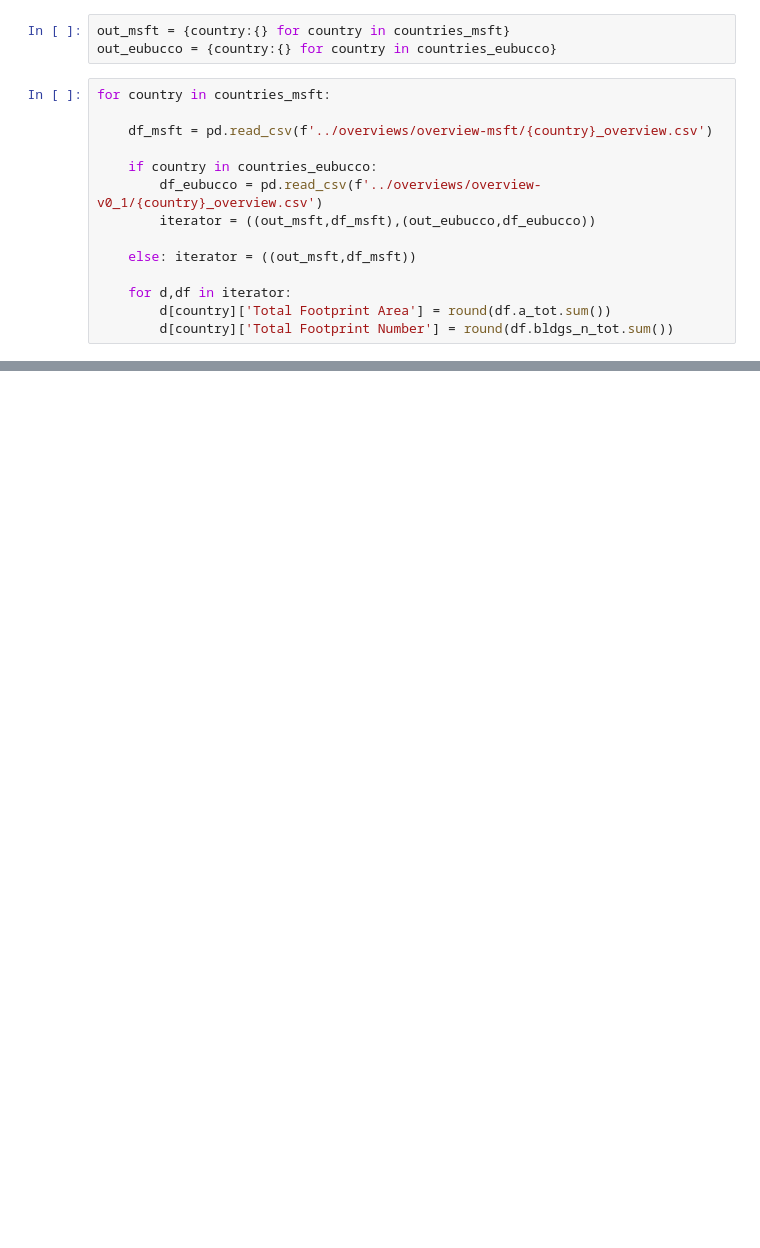
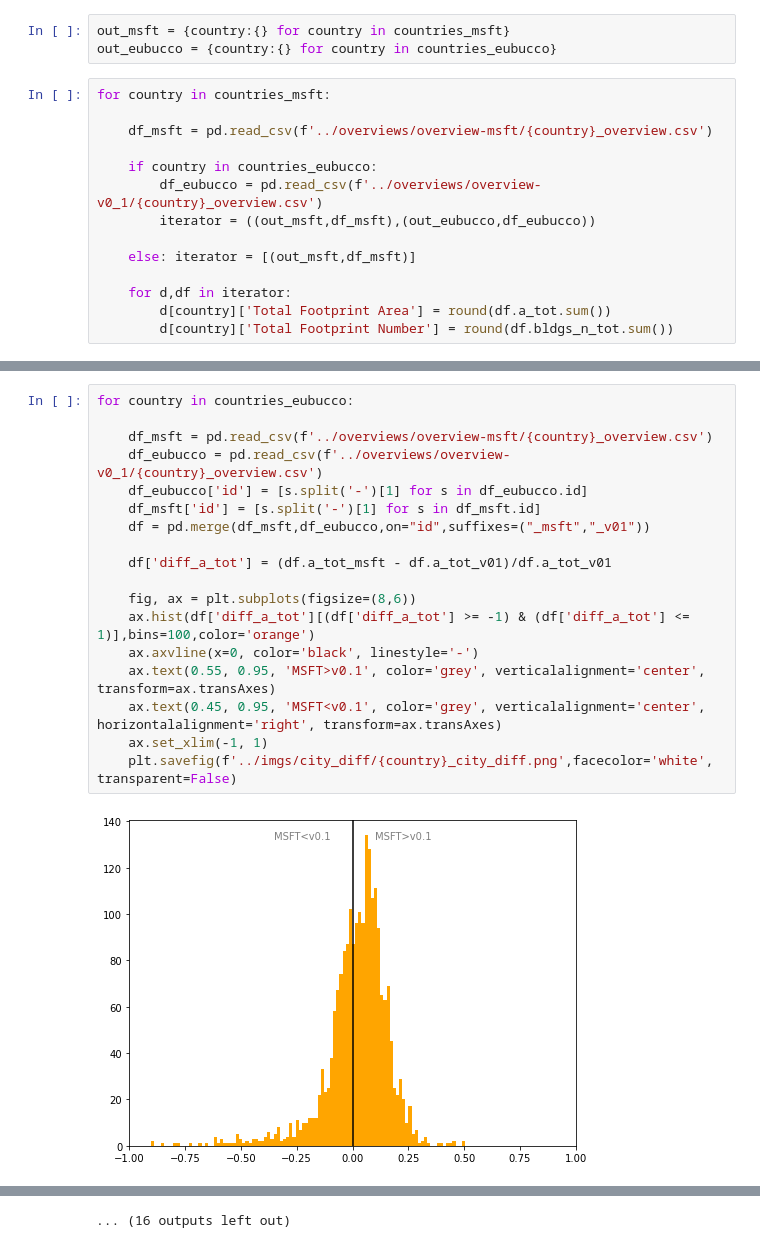
Before and after one commit to ai4up/eubucco-analysis, a Jupyter notebook: code/produce_fact_sheets.ipynb, the cells around one changed output, grey strips where cells are left out. Cells and saved outputs as stored; diff of their text form; blank space fills up the shorter version.

Commit message:
Add image prototype
Update figures

Update figure

```diff
--- a/code/produce_fact_sheets.ipynb
+++ b/code/produce_fact_sheets.ipynb
@@ -14,7 +17,7 @@ for country in countries_msft:
         df_eubucco = pd.read_csv(f'../overviews/overview-v0_1/{country}_overview.csv')
         iterator = ((out_msft,df_msft),(out_eubucco,df_eubucco))
 
-    else: iterator = ((out_msft,df_msft))
+    else: iterator = [(out_msft,df_msft)]
 
     for d,df in iterator:
         d[country]['Total Footprint Area'] = round(df.a_tot.sum())
@@ -41,0 +35,20 @@ out_eubucco
+# %%
+for country in countries_eubucco:
+
+    df_msft = pd.read_csv(f'../overviews/overview-msft/{country}_overview.csv')
+    df_eubucco = pd.read_csv(f'../overviews/overview-v0_1/{country}_overview.csv')
+    df_eubucco['id'] = [s.split('-')[1] for s in df_eubucco.id]
+    df_msft['id'] = [s.split('-')[1] for s in df_msft.id]
+    df = pd.merge(df_msft,df_eubucco,on="id",suffixes=("_msft","_v01"))
+
+    df['diff_a_tot'] = (df.a_tot_msft - df.a_tot_v01)/df.a_tot_v01
+
+    fig, ax = plt.subplots(figsize=(8,6))
+    ax.hist(df['diff_a_tot'][(df['diff_a_tot'] >= -1) & (df['diff_a_tot'] <= 1)],bins=100,color='orange')
+    ax.axvline(x=0, color='black', linestyle='-')
+    ax.text(0.55, 0.95, 'MSFT>v0.1', color='grey', verticalalignment='center', transform=ax.transAxes)
+    ax.text(0.45, 0.95, 'MSFT<v0.1', color='grey', verticalalignment='center', horizontalalignment='right', transform=ax.transAxes)
+    ax.set_xlim(-1, 1)
+    plt.savefig(f'../imgs/city_diff/{country}_city_diff.png',facecolor='white', transparent=False)
+# %% [output]
+[figure, added]
@@ -41,0 +66 @@ out_eubucco
+... (16 outputs left out)
```
Also changed, not shown: parts of 11 cells of this notebook, 58 other files.
